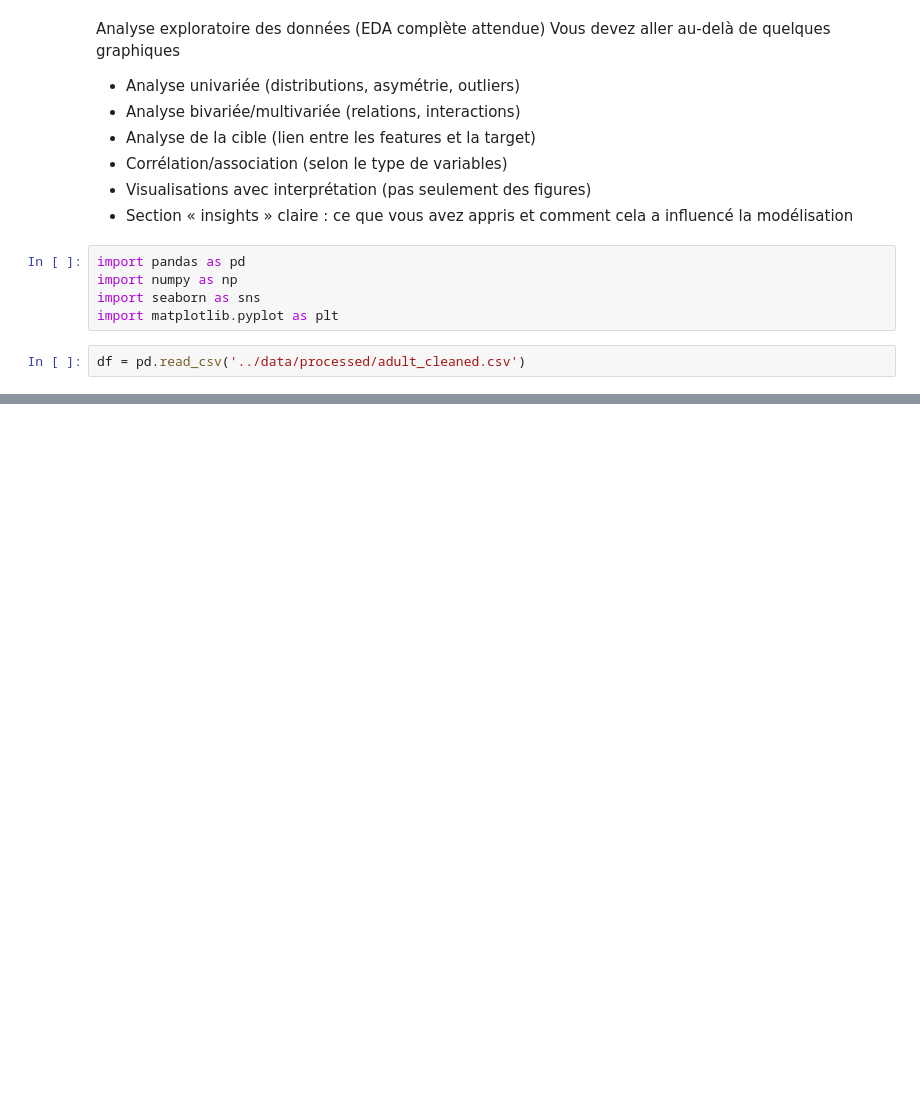
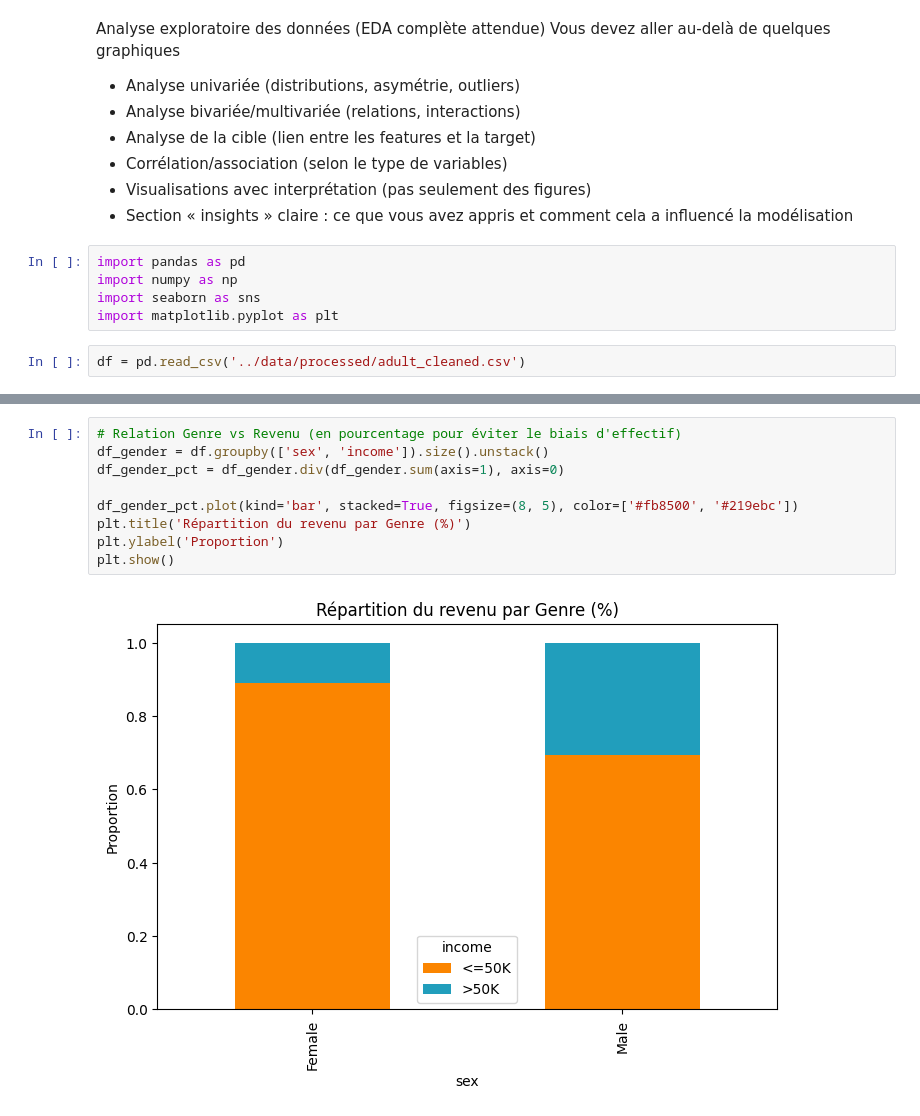
Before and after one commit to GaudryMatthieu/M1_IA_ProgrammationAvancee, a Jupyter notebook: notebooks/4_EDA.ipynb, the cells around one changed output, grey strips where cells are left out. Drawn from its saved outputs; the diff is of its cells as text; blank space fills up the shorter version.

```diff
--- a/notebooks/4_EDA.ipynb
+++ b/notebooks/4_EDA.ipynb
@@ -53,0 +116,11 @@ hours.per.week: 0.23
+# %%
+# Relation Genre vs Revenu (en pourcentage pour éviter le biais d'effectif)
+df_gender = df.groupby(['sex', 'income']).size().unstack()
+df_gender_pct = df_gender.div(df_gender.sum(axis=1), axis=0)
+
+df_gender_pct.plot(kind='bar', stacked=True, figsize=(8, 5), color=['#fb8500', '#219ebc'])
+plt.title('Répartition du revenu par Genre (%)')
+plt.ylabel('Proportion')
+plt.show()
+# %% [output]
+[figure, added]
```
Also changed, not shown: parts of 12 cells of this notebook, 1 other file.
